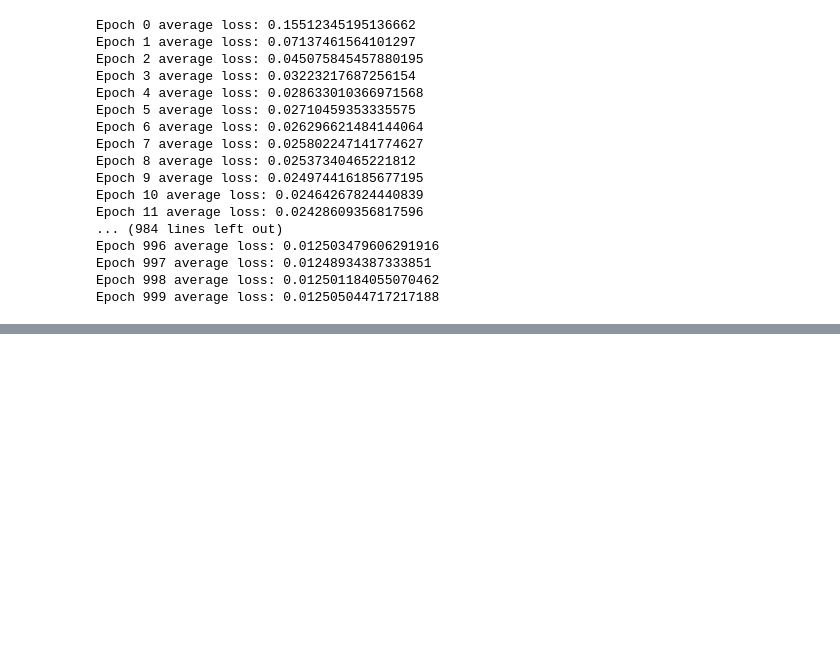
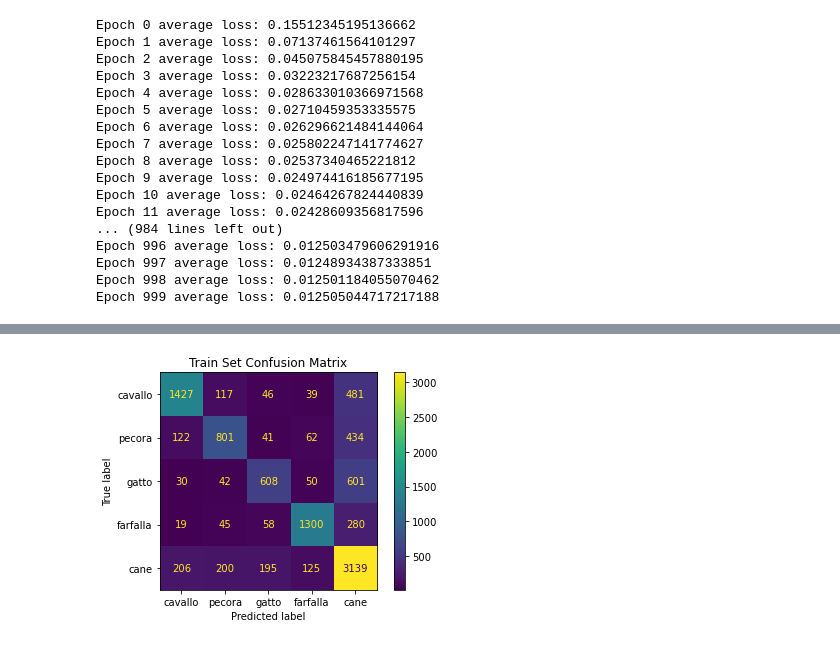
Before and after one commit to Sarthak-22/CS6910-Fundamentals-Of-Deep-Learning, a Jupyter notebook: Assignment_2/Task2/Untitled.ipynb, the cells around one changed output, grey strips where cells are left out. Cells and saved outputs as stored; diff of their text form; code cells hidden in the pictures; blank space fills up the shorter version.

```diff
--- a/Assignment_2/Task2/Untitled.ipynb
+++ b/Assignment_2/Task2/Untitled.ipynb
@@ -62,8 +67,8 @@ class AANN1(nn.Module):
 class AANN2(nn.Module):
     def __init__(self):
         super().__init__()
-        self.encoder = nn.Sequential(nn.Linear(in_features=24,out_features=32),nn.ReLU(),nn.Linear(in_features=32,out_features=12))
-        self.decoder = nn.Sequential(nn.Linear(in_features=12,out_features=32),nn.ReLU(),nn.Linear(in_features=32,out_features=24))
+        self.encoder = nn.Sequential(nn.Linear(in_features=24,out_features=32),nn.Tanh(),nn.Linear(in_features=32,out_features=12))
+        self.decoder = nn.Sequential(nn.Linear(in_features=12,out_features=32),nn.Tanh(),nn.Linear(in_features=32,out_features=24))
     def forward(self,x,path="all"):
         if(path == "all"):
             return self.decoder(self.encoder(x))
@@ -264,0 +410,10 @@ torch.save(aann3.state_dict(), "aann3.pth")
+# %%
+cm = confusion_matrix(y_actual_train, y_pred_train, labels=[0,1,2,3,4])
+disp = ConfusionMatrixDisplay(confusion_matrix=cm,display_labels=animals)
+
+disp.plot()
+plt.title("Train Set Confusion Matrix")
+plt.savefig("train_confusion.png")
+plt.show()
+# %% [output]
+[figure, added]
```
Also changed, not shown: parts of 18 cells of this notebook, 27 other files.
